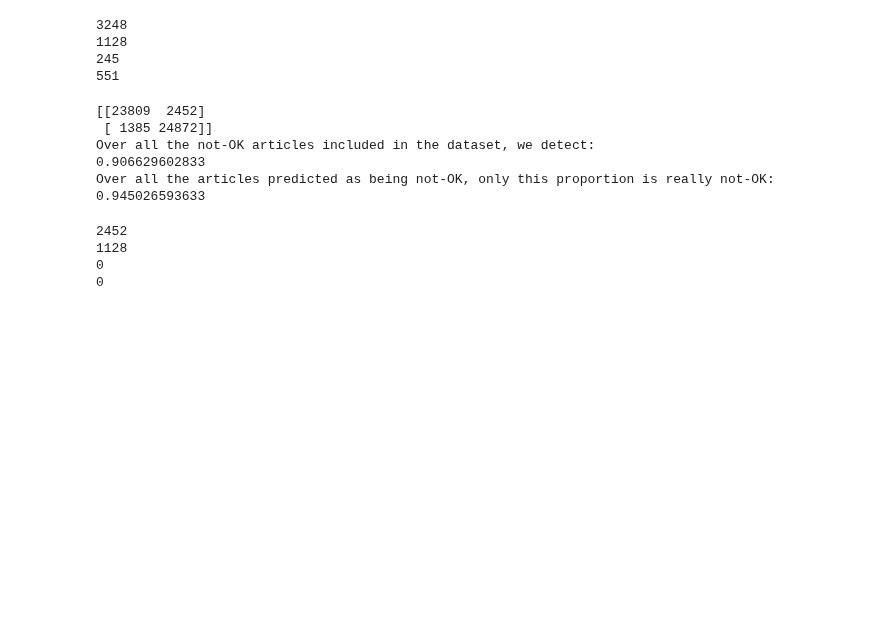
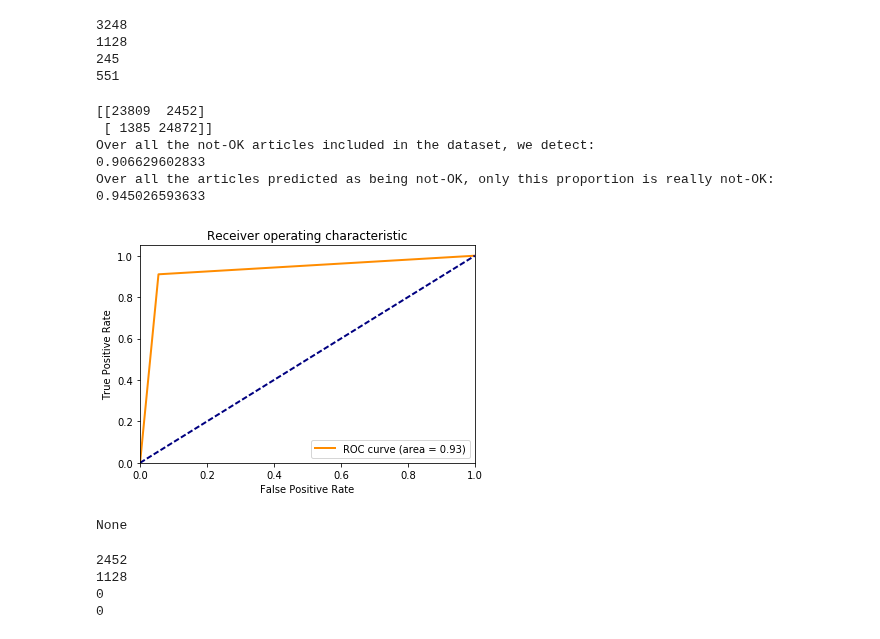
Before and after one commit to yfe404/wikipedia-spam-classifier, a Jupyter notebook: notebooks/spam_detection_wikipedia_fv.ipynb, the cells around one changed output. Drawn from its saved outputs; the diff is of its cells as text; code cells hidden in the pictures; blank space fills up the shorter version.

```diff
--- a/notebooks/spam_detection_wikipedia_fv.ipynb
+++ b/notebooks/spam_detection_wikipedia_fv.ipynb
@@ -225,6 +282,12 @@ Over all the not-OK articles included in the dataset, we detect:
 0.906629602833
 Over all the articles predicted as being not-OK, only this proportion is really not-OK:
 0.945026593633
+# %%
+roc_auc, fpr, tpr = compute_roc_and_auc(prediction, Y_test)
+print (plot_roc(roc_auc, fpr, tpr))
+# %% [output]
+[figure, added]
+None
 # %%
 false_negative_indexes=get_missclasified_indexes(prediction, Y, "negative")
 print(len(prediction[false_negative_indexes]))
```
Also changed, not shown: parts of 34 cells of this notebook, 1 other file.
